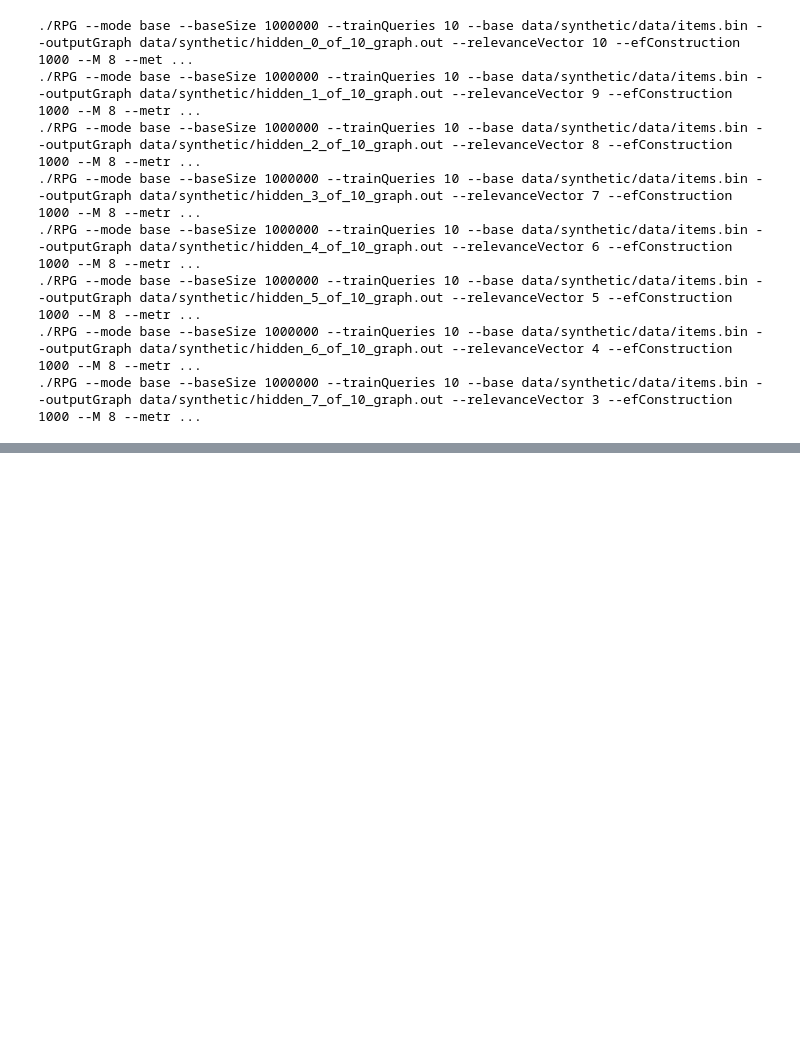
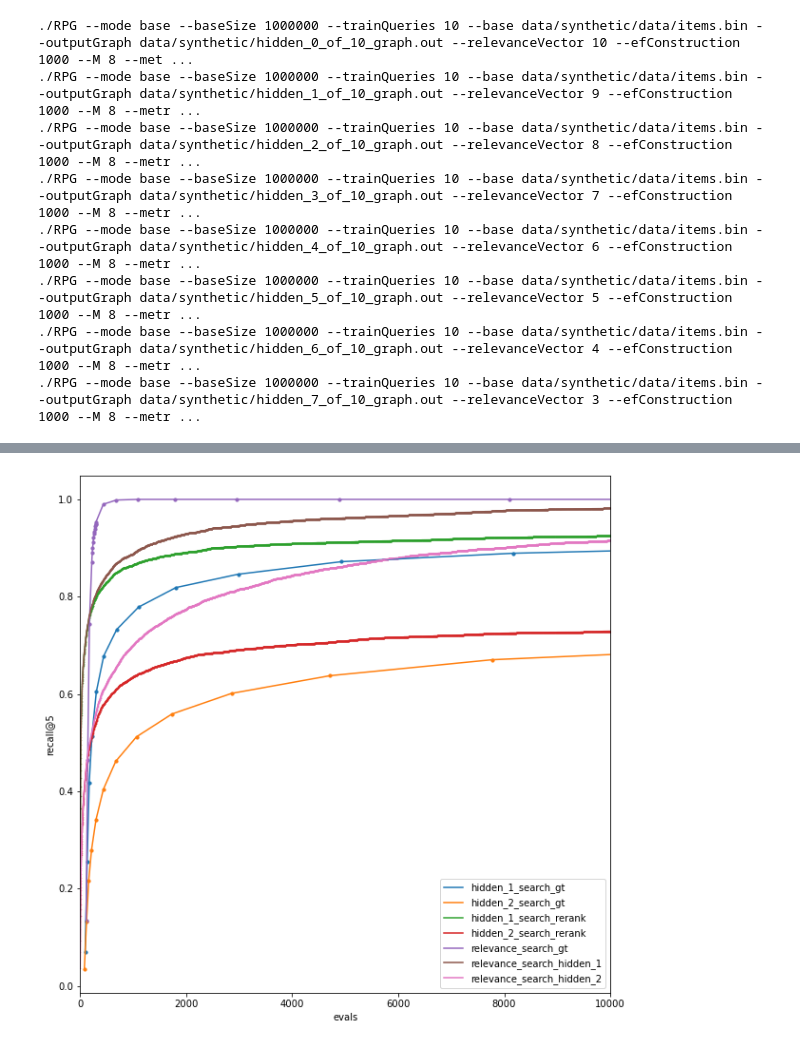
Before and after one commit to Andrew-Angrew/rpg, a Jupyter notebook: conduct_synthetic_experiment.ipynb, the cells around one changed output, grey strips where cells are left out. Saved outputs shown, nothing was run; the diff lists cells and outputs as text; code cells hidden in the pictures; blank space fills up the shorter version.

```diff
--- a/conduct_synthetic_experiment.ipynb
+++ b/conduct_synthetic_experiment.ipynb
@@ -118,7 +122,7 @@ def merge_results(lhs_res, rhs_res):
     assert not rhs_res or sorted(lhs_res.keys()) == sorted(rhs_res.keys())
     merged_res = {}
     for key in lhs_res:
-        merged_res[key] = list(lhs_res[key]) + list(rhs_res[key])
+        merged_res[key] = list(lhs_res[key]) + list(rhs_res.get(key, []))
     return merged_res
 # %%
 def logspace(start, stop, count, include_ends=True):
@@ -333,0 +530,19 @@ plot_results(experiment_results)
+# %%
+plt.figure(figsize=(10, 10))
+plot_results(
+    hidden_search_gt_results,
+    hidden_search_rerank_results,
+    relevance_search_gt_results,
+    keys=[
+        "relevance_search_gt",
+        "hidden_1_search_rerank", "hidden_1_search_gt",
+        "hidden_2_search_rerank", "hidden_2_search_gt",
+#         "hidden_3_search_rerank", "hidden_3_search_gt",
+#         "hidden_0_search_gt",
+#         "catboost_search_catboost", "catboost_rank_catboost",
+        "relevance_search_hidden_1", "relevance_search_hidden_2"
+    ],
+    x_lim=(0, 10000)
+)
+# %% [output]
+[figure, added]
```
Also changed, not shown: parts of 26 cells of this notebook.
